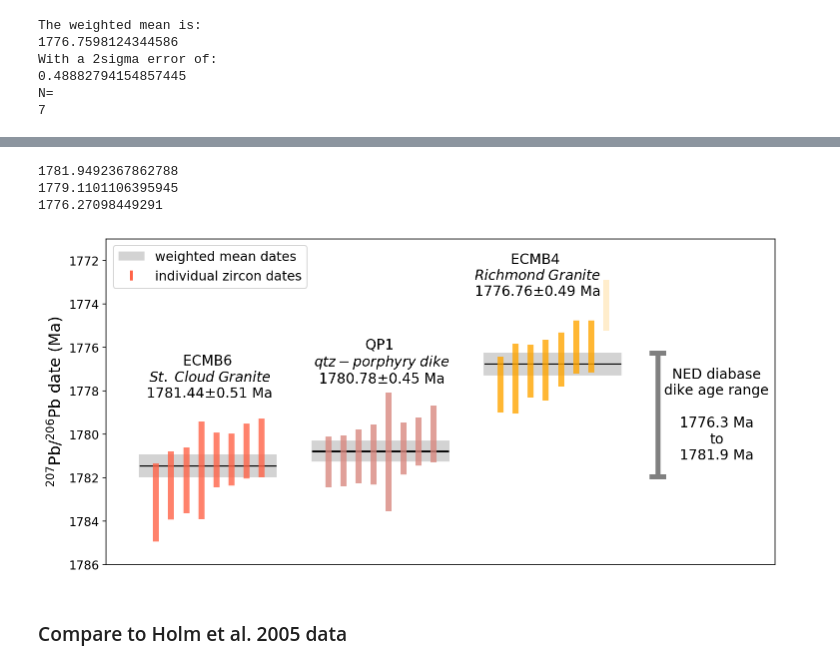
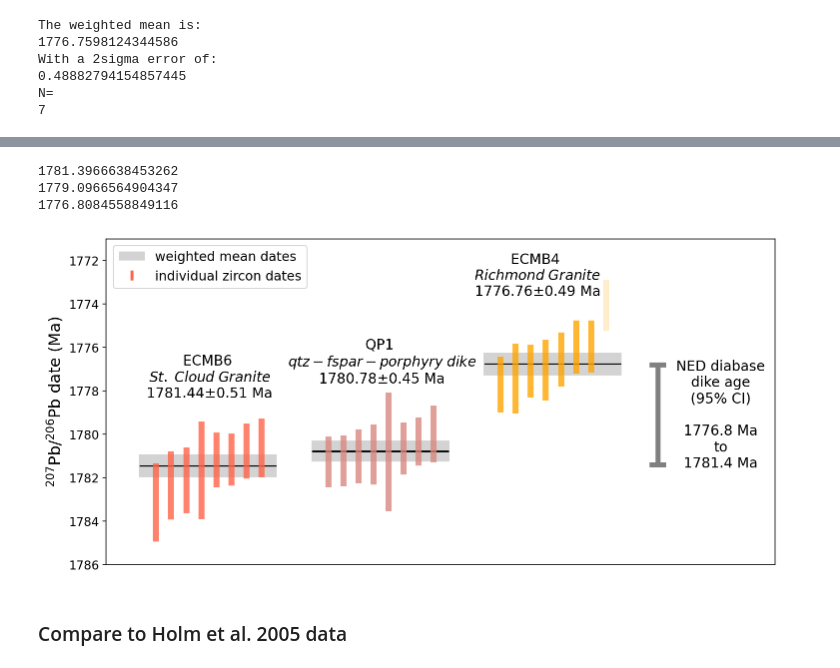
Before and after one commit to Swanson-Hysell-Group/2021_ECMB, a Jupyter notebook: code/ECMB_geochronology.ipynb, the cells around one changed output, grey strips where cells are left out. Drawn from its saved outputs; the diff is of its cells as text; code cells hidden in the pictures.

Commit message:
add Monte Carlo simulation and update dike age 95% CI

```diff
--- a/code/ECMB_geochronology.ipynb
+++ b/code/ECMB_geochronology.ipynb
@@ -207,7 +207,3 @@ ECMB_geochron.to_csv('../data/geochron/compiled_geochron.csv')
 ECMB6_age_str = str(np.round(ECMB6_mean,2)) + '±' + str(np.round(ECMB6_2sigma,2)) + ' Ma'
 QP1_age_str = str(np.round(QP1_mean,2)) + '±' + str(np.round(QP1_2sigma,2)) + ' Ma'
 ECMB4_age_str = str(np.round(ECMB4_mean,2)) + '±' + str(np.round(ECMB4_2sigma,2)) + ' Ma'
-# %%
-dike_max_age = ECMB6_mean+ECMB6_2sigma
-dike_min_age = ECMB4_mean-ECMB4_2sigma
-dike_mid_point_age = (dike_max_age+dike_min_age)/2
@@ -213,0 +212,18 @@ dike_mid_point_age = (dike_max_age+dike_min_age)/2
+# %%
+n_MC = 1000000
+dike_ages = []
+
+for n in range(0,n_MC):
+    max_age = np.random.normal(ECMB6_mean,ECMB6_2sigma/2)
+    min_age = np.random.normal(ECMB4_mean,ECMB4_2sigma/2)
+    dike_age = np.random.uniform(min_age,max_age)
+    dike_ages.append(dike_age)
+# %%
+dike_age_upper = np.percentile(dike_ages,97.5)
+dike_age_mid = np.percentile(dike_ages,50)
+dike_age_lower = np.percentile(dike_ages,2.5)
+
+plt.hist(dike_ages,bins=100)
+plt.vlines(dike_age_lower,0,15000,color='C1',zorder=1000)
+plt.vlines(dike_age_upper,0,15000,color='C1',zorder=1000)
+plt.show()
@@ -214,50 +232,50 @@ dike_mid_point_age = (dike_max_age+dike_min_age)/2
 # %%
-print(dike_max_age)
-print(dike_mid_point_age)
-print(dike_min_age)
+print(dike_age_upper)
+print(dike_age_mid)
+print(dike_age_lower)
 # %% [output]
-1781.9492367862788
-1779.1101106395945
-1776.27098449291
+1781.3966638453262
+1779.0966564904347
+1776.8084558849116
 # %%
 fig, ax, x_positions = plot_dates(ECMB_geochron.U_Pb_zircon_dates, ECMB_geochron.U_Pb_zircon_2sigmas,
                                   ECMB_geochron.U_Pb_zircon_include,
                                   ECMB_geochron.U_Pb_sample_mean, ECMB_geochron.U_Pb_sample_2sigma,
                                   colors, labels, legend=False, figsize=(12,6), lineweight=6,
                                   ylabel = '$^{207}$Pb/$^{206}$Pb date (Ma)')
 
 max_x_value = 40
 ax.set_xlim(0,max_x_value)
 ax.set_xticks([])
 
 ax.set_ylim(1786,1771)
 ax.tick_params(axis='both', which='major', labelsize=12)
 
 ax.text(x_positions[0]-4,ECMB6_mean-3,'ECMB6 \n$\mathit{St.\;Cloud\;Granite}$\n'+ECMB6_age_str,size='14',horizontalalignment='center',
          verticalalignment='bottom',multialignment='center')
-ax.text(x_positions[1]-4,QP1_mean-3,'QP1 \n$\mathit{qtz-porphyry\;dike}$\n'+QP1_age_str,size='14',horizontalalignment='center',
+ax.text(x_positions[1]-4,QP1_mean-3,'QP1 \n$\mathit{qtz-fspar-porphyry\;dike}$\n'+QP1_age_str,size='14',horizontalalignment='center',
          verticalalignment='bottom',multialignment='center')
 ax.text(x_positions[2]-5,ECMB4_mean-3,'ECMB4 \n$\mathit{Richmond\;Granite}$\n'+ECMB4_age_str,size='14',horizontalalignment='center',
          verticalalignment='bottom',multialignment='center')
 
 dike_bar_x = 33
-ax.vlines(dike_bar_x,ECMB6_mean+ECMB6_2sigma,ECMB4_mean-ECMB4_2sigma,color='grey',linewidth=5)
-ax.hlines(ECMB6_mean+ECMB6_2sigma,dike_bar_x-0.5,dike_bar_x+0.5,color='grey',linewidth=5)
-ax.hlines(ECMB4_mean-ECMB4_2sigma,dike_bar_x-0.5,dike_bar_x+0.5,color='grey',linewidth=5)
-ax.text(dike_bar_x+3.5,dike_mid_point_age,'NED diabase\ndike age range\n \n1776.3 Ma\nto\n1781.9 Ma',size='14',horizontalalignment='center',
+ax.vlines(dike_bar_x,dike_age_upper,dike_age_lower,color='grey',linewidth=5)
+ax.hlines(dike_age_upper,dike_bar_x-0.5,dike_bar_x+0.5,color='grey',linewidth=5)
+ax.hlines(dike_age_lower,dike_bar_x-0.5,dike_bar_x+0.5,color='grey',linewidth=5)
+ax.text(dike_bar_x+3.75,dike_mid_point_age,'NED diabase\ndike age\n(95% CI)\n \n1776.8 Ma\nto\n1781.4 Ma',size='14',horizontalalignment='center',
          verticalalignment='center',multialignment='center')
 
 legend_elements = [Patch(facecolor='lightgrey', edgecolor=None,
                          label='weighted mean dates'),
                    Line2D([], [],  marker='|', linestyle='None', color='tomato', label='individual zircon dates',
                           markerfacecolor='k', markersize=10, markeredgewidth=3)]
 
 plt.legend(handles=legend_elements, loc='upper right',
            bbox_to_anchor=(.31,1), fancybox=True, fontsize = 13)
 
 plt.savefig('../Manuscript/Figures/ECMB_new_U_Pb_dates.pdf',bbox_inches='tight')
 # %% [output]
-[figure, old version]
+[figure, new version]
 # %% [markdown]
 ### Compare to Holm et al. 2005 data
 # %%
```
Also changed, not shown: parts of 3 cells of this notebook, 1 other file.
